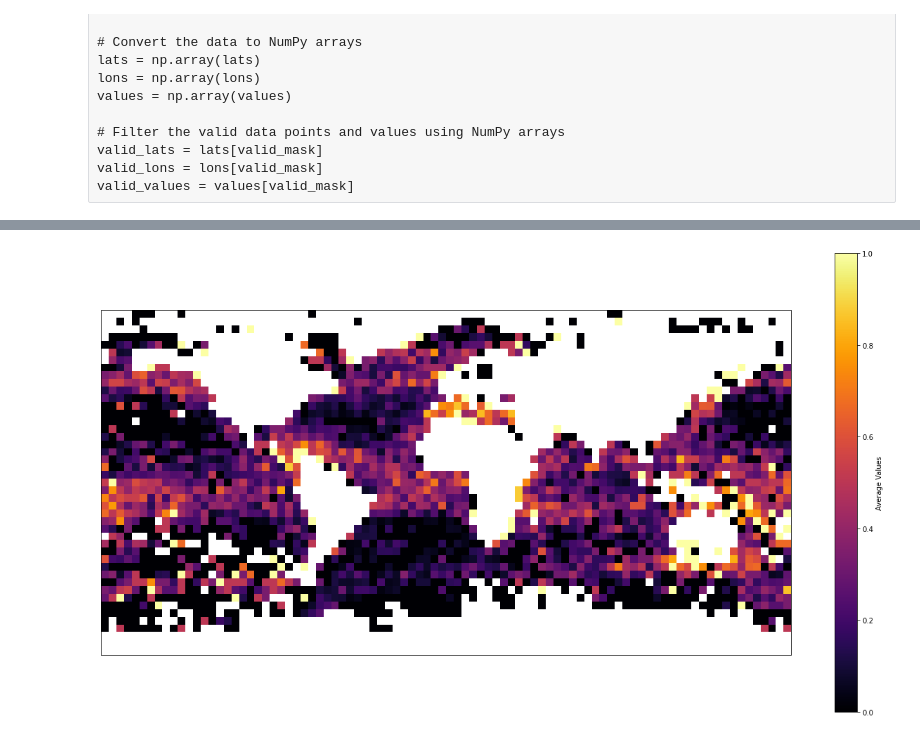
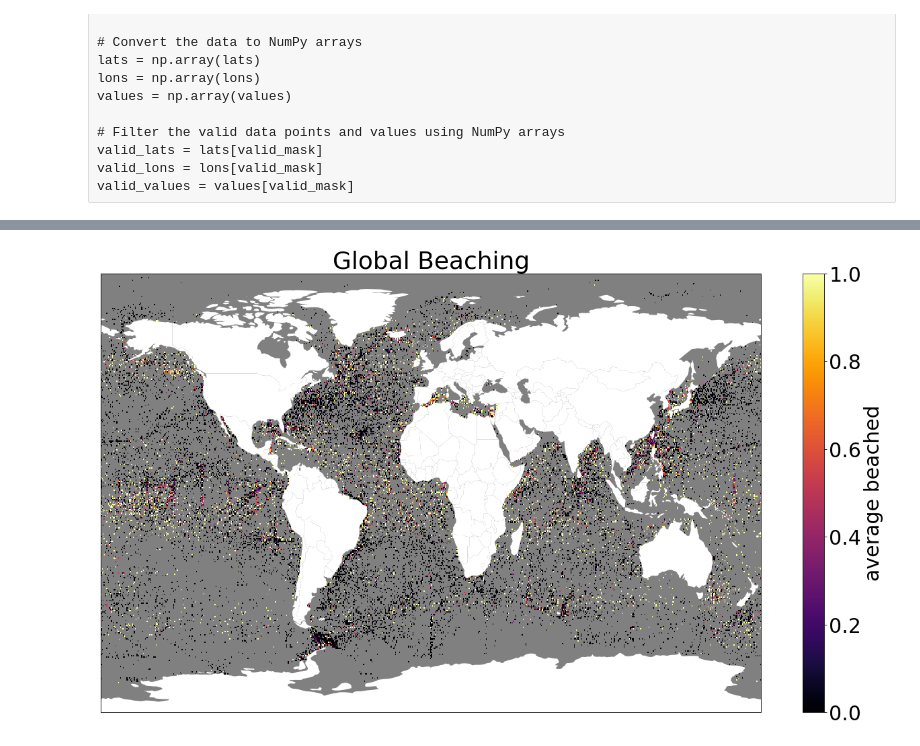
Before and after one commit to GHOpenonic/global-drifter-program, a Jupyter notebook: heat map drifters.ipynb, the cells around one changed output, grey strips where cells are left out. Saved outputs shown, nothing was run; the diff lists cells and outputs as text; code cells hidden in the pictures.

```diff
--- a/heat map drifters.ipynb
+++ b/heat map drifters.ipynb
@@ -37,0 +47,3 @@ metadata: (17324, 3)
+# %%
+for i in list(metadata['type_death'].unique()):
+    print(str(i) + ': ' + str(len(metadata.loc[metadata['type_death']==i])))
@@ -116,7 +147,7 @@ for lat, lon, value in zip(lats, longs, values):
         valid_values.append(value)
 # %%
 # Define the grid for the heatmap
-n_lons, n_lats = 90, 45 # Define the number of grid cells
+n_lons, n_lats = 720, 360 # Define the number of grid cells
 lon_bins = np.linspace(-180, 180, n_lons + 1)
 lat_bins = np.linspace(-90, 90, n_lats + 1)
 
@@ -129,12 +160,20 @@ for i in range(n_lats):
             heatmap_data[i, j] = np.mean(np.array(valid_values)[mask])
 # %%
 fig = plt.figure(figsize=(22, 12))
+plt.rcParams.update({'font.size': 30})
 ax = plt.axes(projection=ccrs.PlateCarree())
 ax.set_extent([-180, 180, -90, 90], crs=ccrs.PlateCarree())
-ax.coastlines()  # setting up coastlines
+
+# Load the world shapefile from GeoPandas
+world = gpd.read_file(gpd.datasets.get_path('naturalearth_lowres'))
+
+# Extract the land polygons
+land = world[world['continent'] != 'Antarctica']
+Antarctica = world[world['continent'] == 'Antarctica']
 
 cmap = plt.get_cmap('inferno')
-cmap.set_bad('white')
+cmap = plt.cm.get_cmap("inferno").copy()
+cmap.set_bad('grey')
 
 lon_centers = (lon_bins[1:] + lon_bins[:-1]) / 2
 lat_centers = (lat_bins[1:] + lat_bins[:-1]) / 2
@@ -143,8 +182,12 @@ lon_centers = (lon_bins[1:] + lon_bins[:-1]) / 2
 lat_centers = (lat_bins[1:] + lat_bins[:-1]) / 2
 mesh = ax.pcolormesh(lon_centers, lat_centers, heatmap_data, cmap = cmap,
                      transform=ccrs.PlateCarree())
-plt.colorbar(mesh, label='Average Values')
-
+# Plot the land polygons with white facecolor, no edges
+land.plot(ax=ax, color='white', edgecolor='none')
+Antarctica.plot(ax=ax, color='white', edgecolor='none')
+plt.colorbar(mesh, label='average beached')
+ax.set_aspect('auto')
+plt.title('Global Beaching')
 
 plt.show()
 # %% [output]
@@ -152 +194 @@ You are modifying the state of a globally registered colormap. This has been dep
-[figure, old version]
+[figure, new version]
```
Also changed, not shown: parts of 23 cells of this notebook, 1 other file.
